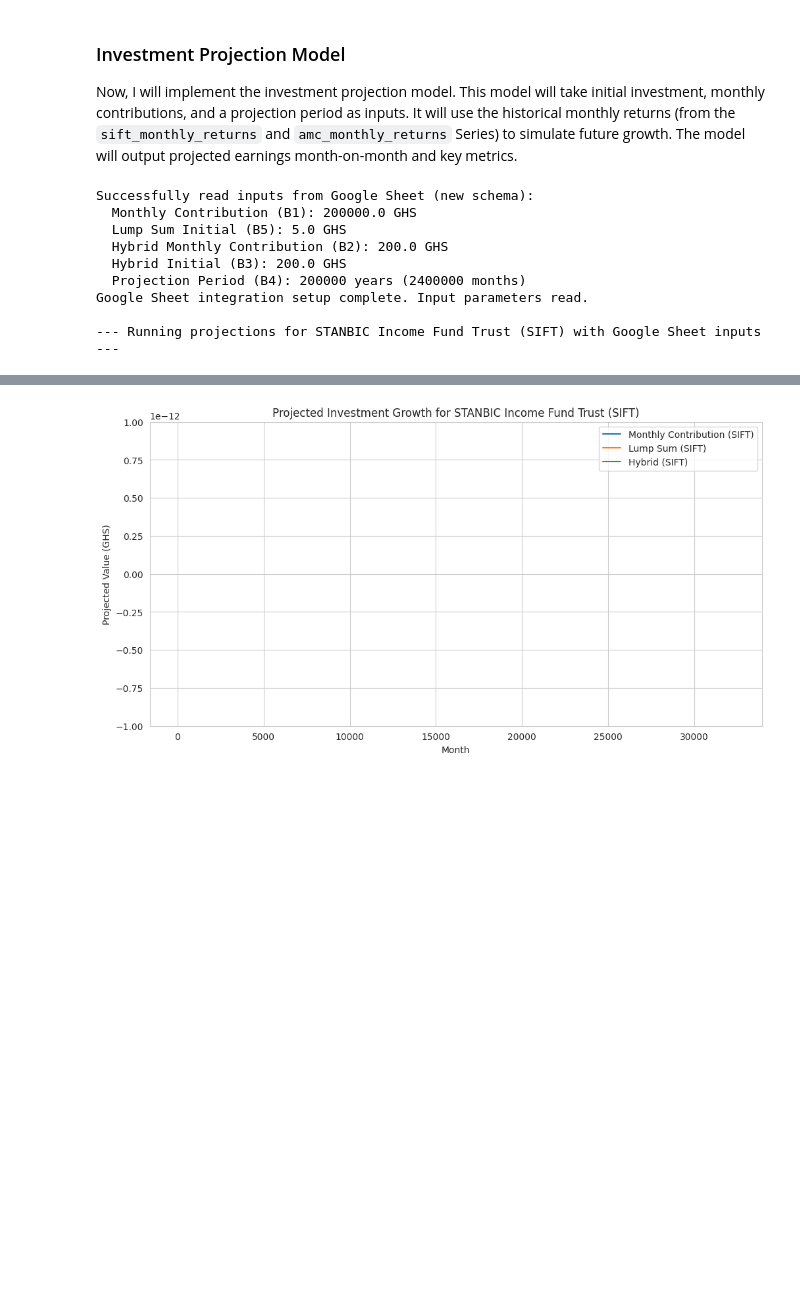
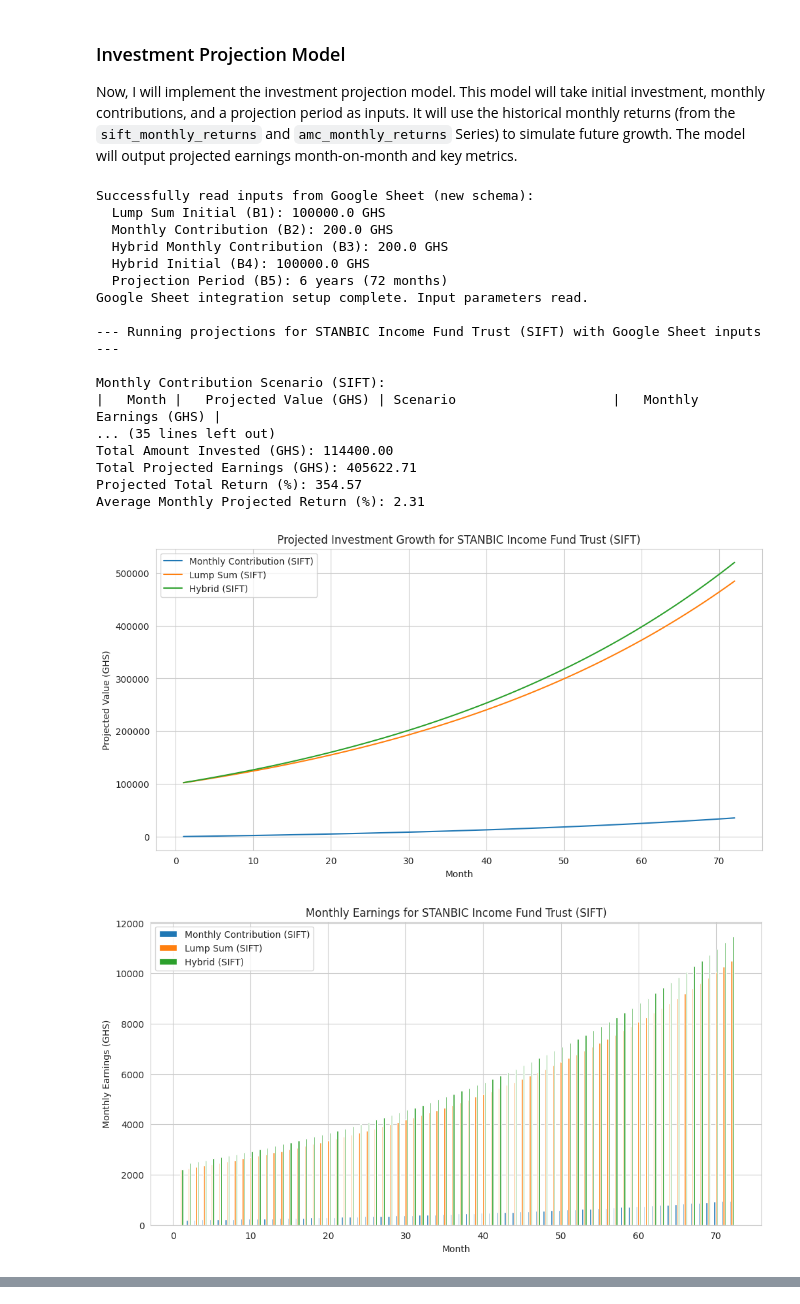
Before and after one commit to hmnaz213/native, a Jupyter notebook: Stanbic_SIMS_Parser.ipynb, the cells around one changed output, grey strips where cells are left out. Saved outputs shown, nothing was run; the diff lists cells and outputs as text; code cells hidden in the pictures; blank space fills up the shorter version.

```diff
--- a/Stanbic_SIMS_Parser.ipynb
+++ b/Stanbic_SIMS_Parser.ipynb
@@ -478,40 +539,46 @@ def safe_read_int(cell_value, default_value):
 
 # Read values from the specified cells
 try:
-    # User specified structure (updated based on new context):
-    # B1: Amount in GHS (monthly contribution) - for monthly-only projection
-    # B2: Amount in GHS (hybrid - monthly contribution) - Tier 2 of hybrid
-    # B3: Amount in GHS (hybrid contribution / lump sum) - Tier 1 of hybrid
-    # B4: Period (years)
-    # B5: Amount in GHS (lump sum) - for lump-sum-only projection
+    # User specified structure (updated based on new context - SSOT and explicit cell usage):
+    # A1: Amount in GHS (lump sum)
+    # A2: Amount in GHS (monthly contribution)
+    # A3: Amount in GHS (hybrid - monthly contribution)
+    # A4: Amount in GHS (hybrid contribution / lump sum)
+    # A5: Period (years)
 
-    # Read cell B1: Monthly contribution for monthly-only scenario
-    monthly_contribution_str = worksheet.acell('B1').value
+    # B1: Value for Amount in GHS (lump sum) - for lump-sum-only projection
+    # B2: Value for Amount in GHS (monthly contribution) - for monthly-only projection
+    # B3: Value for Amount in GHS (hybrid - monthly contribution) - Tier 2 of hybrid
+    # B4: Value for Amount in GHS (hybrid contribution / lump sum) - Tier 1 of hybrid
+    # B5: Value for Period (years)
+
+    # Read cell B1: Lump sum for lump-sum-only scenario
+    lump_sum_amount_str = worksheet.acell('B1').value
+    new_lump_sum_initial = safe_read_float(lump_sum_amount_str, 0)
+
+    # Read cell B2: Monthly contribution for monthly-only scenario
+    monthly_contribution_str = worksheet.acell('B2').value
     new_monthly_contribution = safe_read_float(monthly_contribution_str, 0)
 
-    # Read cell B5: Lump sum for lump-sum-only scenario
-    lump_sum_amount_str = worksheet.acell('B5').value # New cell for lump sum
-    new_lump_sum_initial = safe_read_float(lump_sum_amount_str, 0)
-
-    # Read cell B2: Hybrid monthly contribution (Tier 2)
-    hybrid_monthly_contribution_str = worksheet.acell('B2').value
+    # Read cell B3: Hybrid monthly contribution (Tier 2)
+    hybrid_monthly_contribution_str = worksheet.acell('B3').value
     new_hybrid_monthly = safe_read_float(hybrid_monthly_contribution_str, 0)
 
-    # Read cell B3: Hybrid initial investment (Tier 1)
-    hybrid_initial_investment_str = worksheet.acell('B3').value
+    # Read cell B4: Hybrid initial investment (Tier 1)
+    hybrid_initial_investment_str = worksheet.acell('B4').value
     new_hybrid_initial = safe_read_float(hybrid_initial_investment_str, 0)
 
-    # Read cell B4: Period (years)
-    period_years_str = worksheet.acell('B4').value
+    # Read cell B5: Period (years)
+    period_years_str = worksheet.acell('B5').value
     period_years = safe_read_int(period_years_str, 5) # Default 5 years for projection period
     projection_months = period_years * 12
 
     print(f"Successfully read inputs from Google Sheet (new schema):")
-    print(f"  Monthly Contribution (B1): {new_monthly_contribution} GHS")
-    print(f"  Lump Sum Initial (B5): {new_lump_sum_initial} GHS")
-    print(f"  Hybrid Monthly Contribution (B2): {new_hybrid_monthly} GHS")
-    print(f"  Hybrid Initial (B3): {new_hybrid_initial} GHS")
-    print(f"  Projection Period (B4): {period_years} years ({projection_months} months)")
+    print(f"  Lump Sum Initial (B1): {new_lump_sum_initial} GHS")
+    print(f"  Monthly Contribution (B2): {new_monthly_contribution} GHS")
+    print(f"  Hybrid Monthly Contribution (B3): {new_hybrid_monthly} GHS")
+    print(f"  Hybrid Initial (B4): {new_hybrid_initial} GHS")
+    print(f"  Projection Period (B5): {period_years} years ({projection_months} months)")
 
 except Exception as e:
     print(f"An error occurred while reading from Google Sheet: {e}")
@@ -770,35 +837,45 @@ projected_hybrid_amc = project_investment(
     monthly_contribution=new_hybrid_monthly,
     projection_months=projection_months,
     scenario_name="Hybrid (AMC)"
 )
 print("\nHybrid Scenario (AMC):")
 print(projected_hybrid_amc.head().to_markdown(index=False))
 hybrid_metrics_amc = calculate_metrics(projected_hybrid_amc, new_hybrid_initial, new_hybrid_monthly * projection_months, projection_months)
 for k, v in hybrid_metrics_amc.items():
     print(f"{k}: {v:.2f}")
 
 # Write AMC Hybrid metrics to GSheet
 worksheet.update(range_name='I15', values=[['AMC Hybrid Metrics']])
 write_metrics_to_gsheet(hybrid_metrics_amc, 'I16')
 
 # Plotting all AMC scenarios
 plot_projections(
     [projected_monthly_amc, projected_lump_sum_amc, projected_hybrid_amc],
     "Projected Investment Growth for STANBIC INCOME FUND TRUST AMC"
 )
 plot_monthly_earnings(
     [projected_monthly_amc, projected_lump_sum_amc, projected_hybrid_amc],
     "Monthly Earnings for STANBIC INCOME FUND TRUST AMC"
 )
 
 print("\nInvestment projection model and scenarios with Google Sheet inputs completed.")
 # %% [output]
 Successfully read inputs from Google Sheet (new schema):
-  Monthly Contribution (B1): 200000.0 GHS
-  Lump Sum Initial (B5): 5.0 GHS
-  Hybrid Monthly Contribution (B2): 200.0 GHS
-  Hybrid Initial (B3): 200.0 GHS
-  Projection Period (B4): 200000 years (2400000 months)
+  Lump Sum Initial (B1): 100000.0 GHS
+  Monthly Contribution (B2): 200.0 GHS
+  Hybrid Monthly Contribution (B3): 200.0 GHS
+  Hybrid Initial (B4): 100000.0 GHS
+  Projection Period (B5): 6 years (72 months)
 Google Sheet integration setup complete. Input parameters read.
 
 --- Running projections for STANBIC Income Fund Trust (SIFT) with Google Sheet inputs ---
+
+Monthly Contribution Scenario (SIFT):
+|   Month |   Projected Value (GHS) | Scenario                    |   Monthly Earnings (GHS) |
+... (35 lines left out)
+Total Amount Invested (GHS): 114400.00
+Total Projected Earnings (GHS): 405622.71
+Projected Total Return (%): 354.57
+Average Monthly Projected Return (%): 2.31
+[figure, new version]
+[figure, added]
@@ -844 +901,0 @@ Average Monthly Projected Return (%): inf
-[figure, old version]
```
Also changed, not shown: parts of 14 cells of this notebook.
